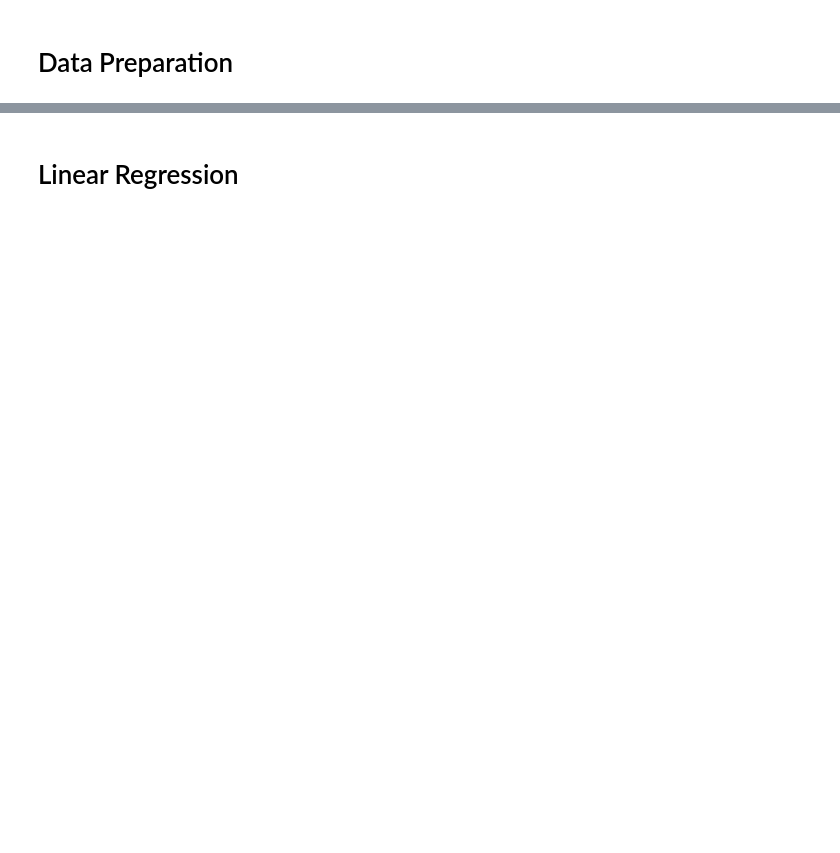
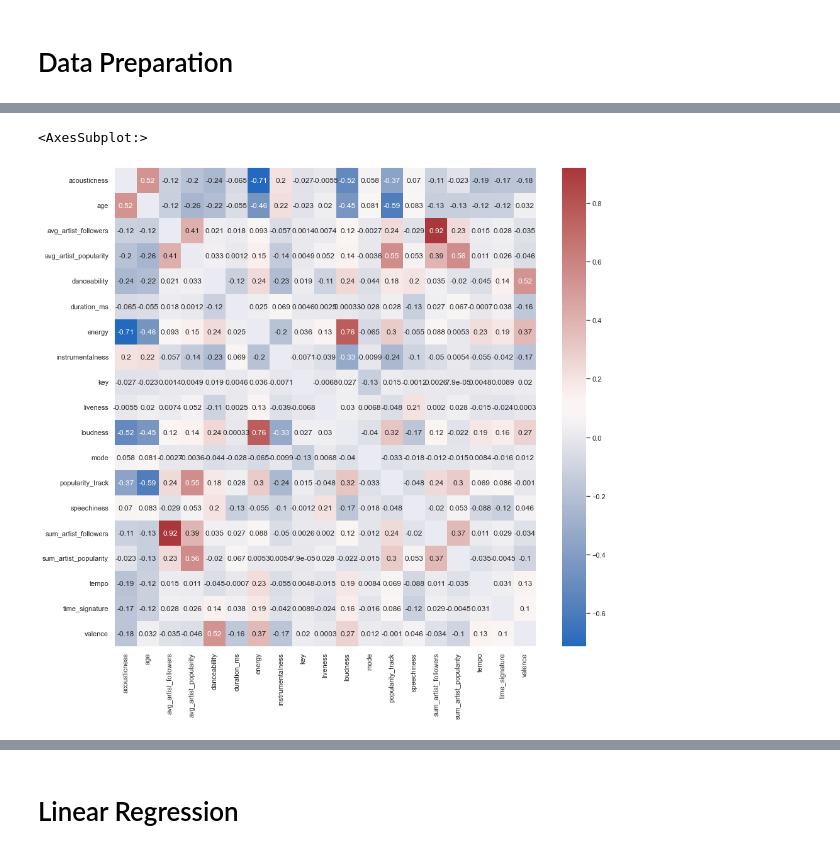
Before and after one commit to carloalbe/Pyspark-Spotify-Analysis, a Jupyter notebook: code/LinearRegression.ipynb, the cells around one changed output, grey strips where cells are left out. Cells and saved outputs as stored; diff of their text form; code cells hidden in the pictures; blank space fills up the shorter version.

```diff
--- a/code/LinearRegression.ipynb
+++ b/code/LinearRegression.ipynb
@@ -187,0 +191,12 @@ def compute_correlation_matrix(df, method='pearson'):
+# %%
+df = df.drop("features")
+# %%
+
+from pyspark.ml.feature import VectorAssembler
+
+assembler = VectorAssembler(
+    inputCols=all_numerical_columns,
+    outputCol="features")
+
+df = assembler.transform(df)
+df.select('features').show()
@@ -187,0 +221,12 @@ def compute_correlation_matrix(df, method='pearson'):
+# %%
+from pyspark.ml.linalg import DenseMatrix, Vectors
+from pyspark.ml.stat import Correlation
+corrMat = Correlation.corr(df, "features").head()[0]
+
+corr = pd.DataFrame(corrMat.toArray(),index=all_numerical_columns,columns=all_numerical_columns)
+for i in corr: corr.loc[i,i] = np.nan
+sns.set(rc={'figure.figsize':(15,14)})
+sns.heatmap(corr,cmap=sns.color_palette("vlag", as_cmap=True),xticklabels=all_numerical_columns, yticklabels=all_numerical_columns,annot=True)
+# %% [output]
+<AxesSubplot:>
+[figure, added]
```
Also changed, not shown: parts of 42 cells of this notebook, 3 other files.
